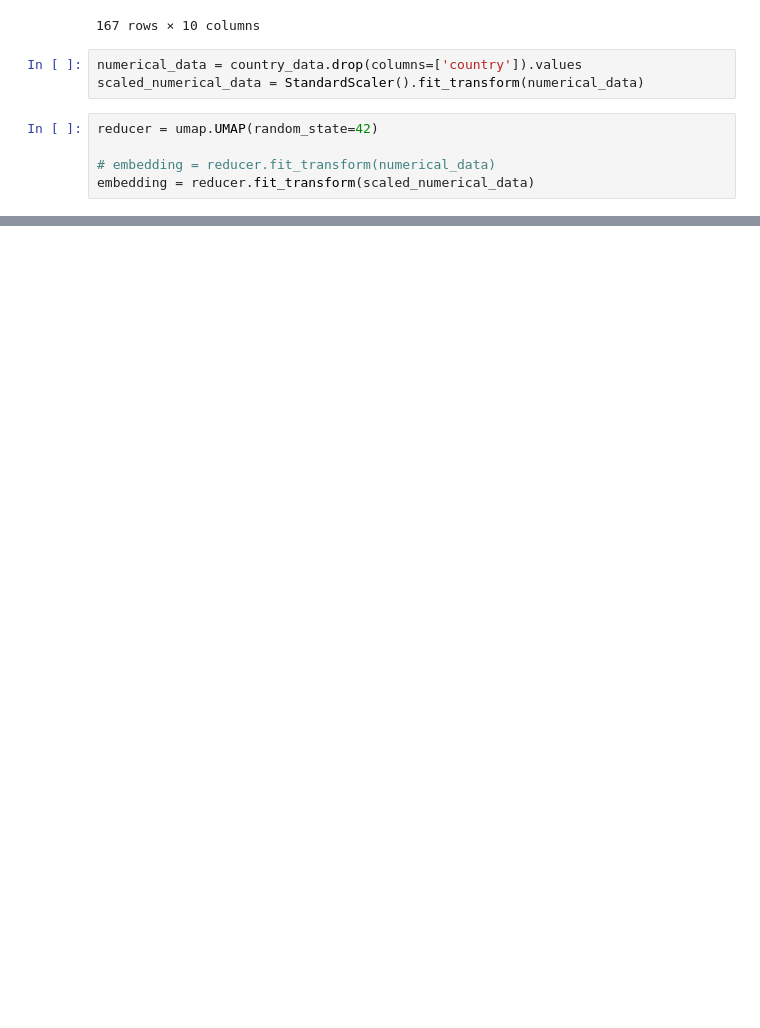
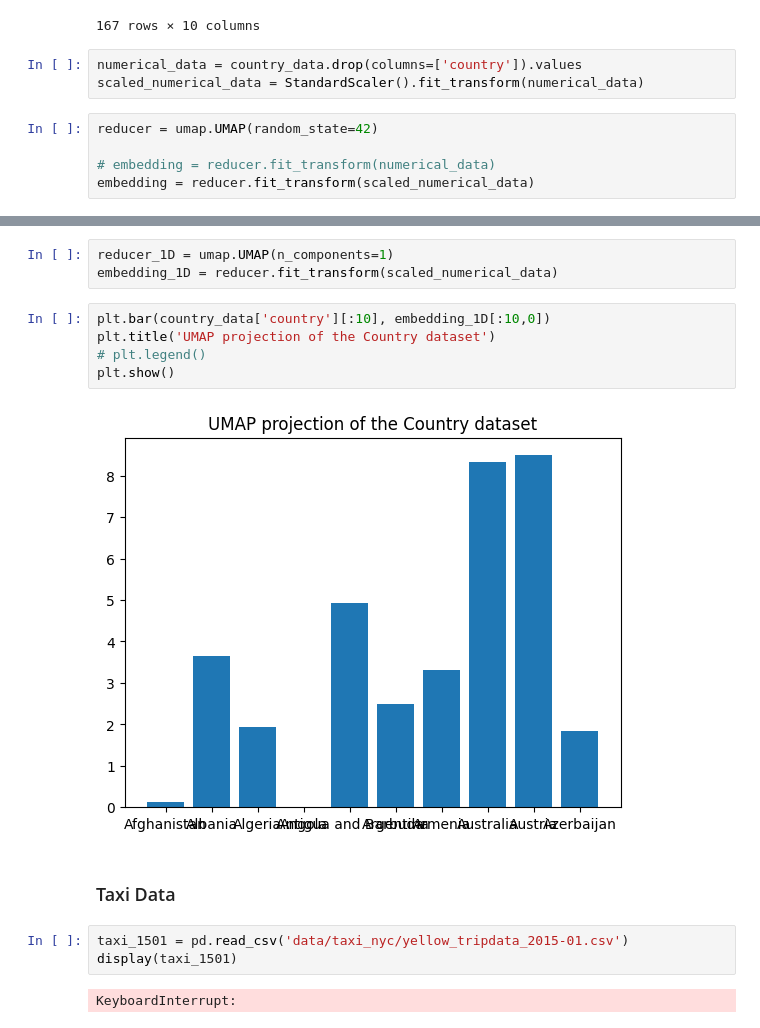
Before and after one commit to paquitopg/umap-clustering, a Jupyter notebook: umap_library_integration.ipynb, the cells around one changed output, grey strips where cells are left out. Saved outputs shown, nothing was run; the diff lists cells and outputs as text; blank space fills up the shorter version.

```diff
--- a/umap_library_integration.ipynb
+++ b/umap_library_integration.ipynb
@@ -67,0 +75,17 @@ plt.title('UMAP projection of the Country dataset');
+# %%
+reducer_1D = umap.UMAP(n_components=1)
+embedding_1D = reducer.fit_transform(scaled_numerical_data)
+# %%
+plt.bar(country_data['country'][:10], embedding_1D[:10,0])
+plt.title('UMAP projection of the Country dataset')
+# plt.legend()
+plt.show()
+# %% [output]
+[figure, added]
+# %% [markdown]
+### Taxi Data
+# %%
+taxi_1501 = pd.read_csv('data/taxi_nyc/yellow_tripdata_2015-01.csv')
+display(taxi_1501)
+# %% [output]
+KeyboardInterrupt:
```
Also changed, not shown: parts of 5 cells of this notebook.
